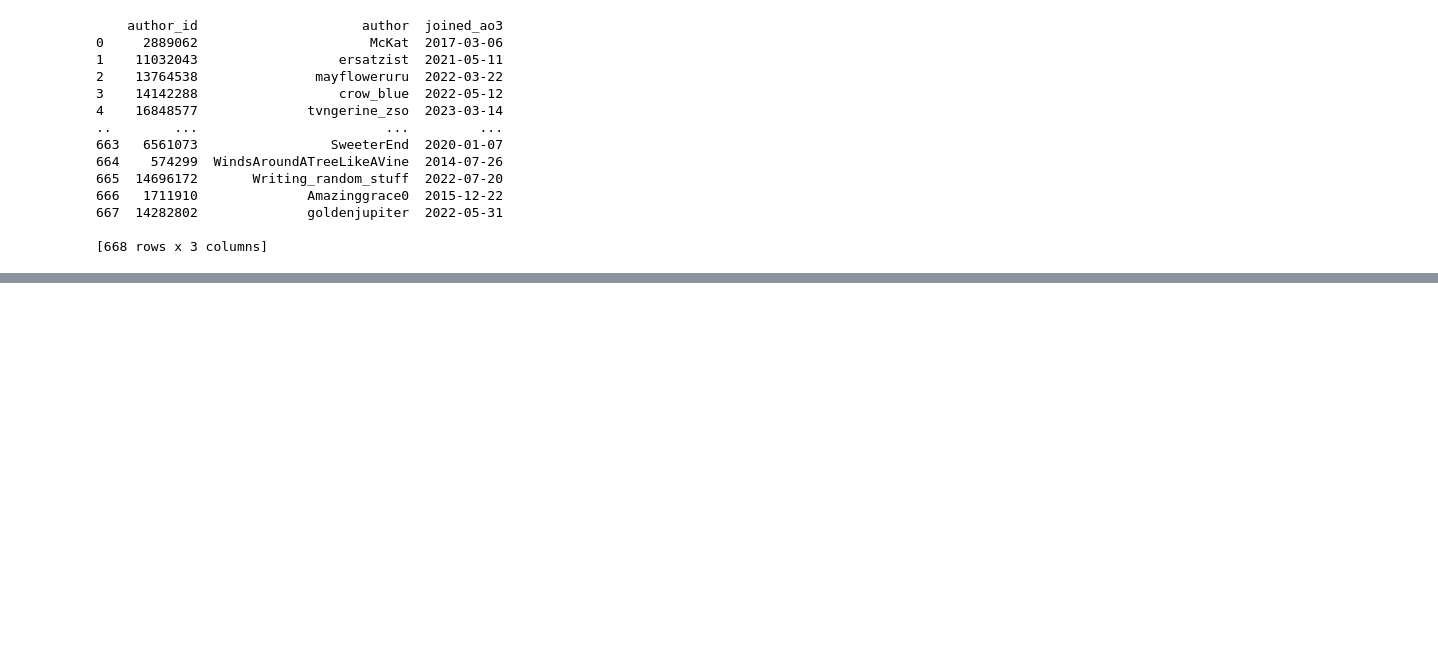
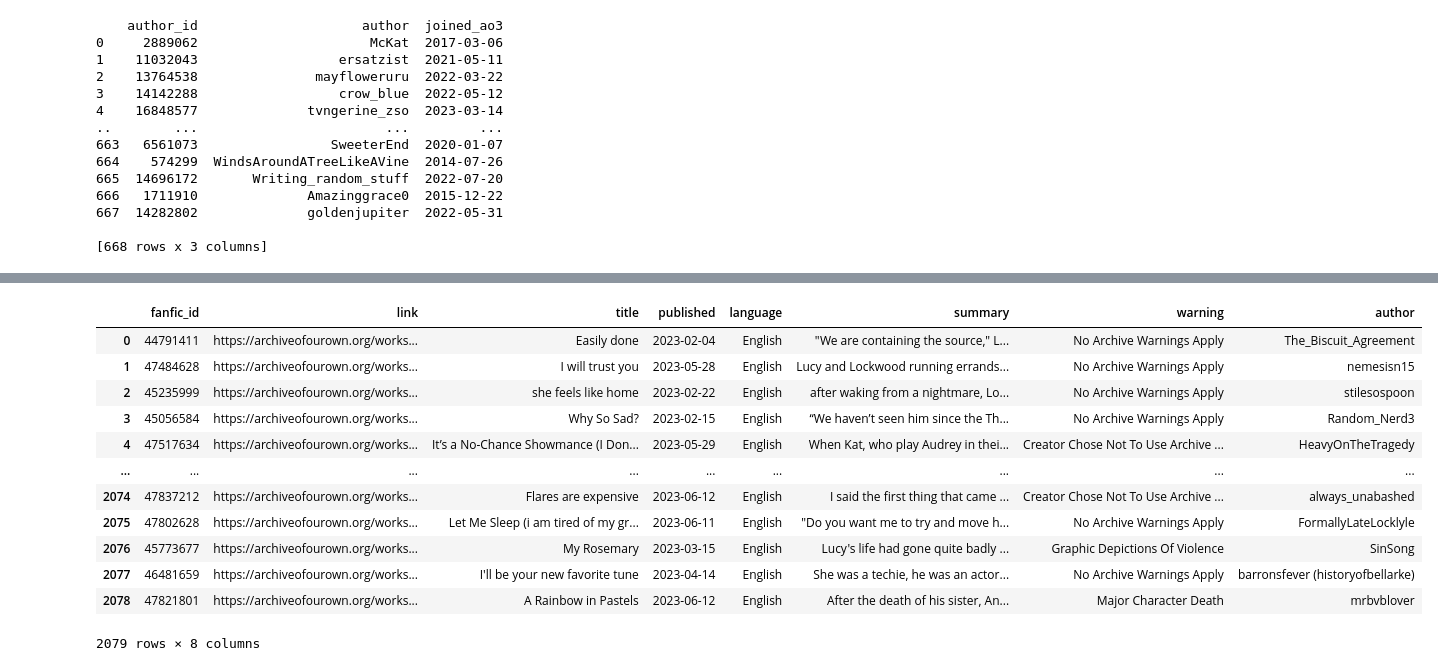
Before and after one commit to biogear13/ao3lockwood-co, a Jupyter notebook: fixingerror.ipynb, the cells around one changed output, grey strips where cells are left out. Saved outputs shown, nothing was run; the diff lists cells and outputs as text; code cells hidden in the pictures; blank space fills up the shorter version.

```diff
--- a/fixingerror.ipynb
+++ b/fixingerror.ipynb
@@ -114,0 +145,10 @@ dtype: int64
+# %%
+query = '''
+    SELECT *
+    FROM fanfic
+'''
+conn = sqlite3.connect('output/ao3.db')
+df = pd.read_sql_query(query, conn)
+conn.close()
+sample = pd.read_csv('AO3/ao3_lockwood_and_co_ao_20230616_0824.csv')
+sample.columns
@@ -114,0 +166,3 @@ dtype: int64
+# %%
+sample=sample[['link','author']]
+sample
@@ -115,3 +183,21 @@ dtype: int64
+# %%
+df =df.drop(columns='author_id')
+df = df.merge(sample, how='left', on='link')
+df
+# %% [output]
+|  | fanfic_id | link | title | published | language | summary | warning | author |
+| 0 | 44791411 | https://archiveofourown.org/works... | Easily done | 2023-02-04 | English | "We are containing the source," L... | No Archive Warnings Apply | The_Biscuit_Agreement |
+| 1 | 47484628 | https://archiveofourown.org/works... | I will trust you | 2023-05-28 | English | Lucy and Lockwood running errands... | No Archive Warnings Apply | nemesisn15 |
+| 2 | 45235999 | https://archiveofourown.org/works... | she feels like home | 2023-02-22 | English | after waking from a nightmare, Lo... | No Archive Warnings Apply | stilesospoon |
+| 3 | 45056584 | https://archiveofourown.org/works... | Why So Sad? | 2023-02-15 | English | “We haven’t seen him since the Th... | No Archive Warnings Apply | Random_Nerd3 |
+| 4 | 47517634 | https://archiveofourown.org/works... | It’s a No-Chance Showmance (I Don... | 2023-05-29 | English | When Kat, who play Audrey in thei... | Creator Chose Not To Use Archive ... | HeavyOnTheTragedy |
+| ... | ... | ... | ... | ... | ... | ... | ... | ... |
+| 2074 | 47837212 | https://archiveofourown.org/works... | Flares are expensive | 2023-06-12 | English | I said the first thing that came ... | Creator Chose Not To Use Archive ... | always_unabashed |
+| 2075 | 47802628 | https://archiveofourown.org/works... | Let Me Sleep (i am tired of my gr... | 2023-06-11 | English | "Do you want me to try and move h... | No Archive Warnings Apply | FormallyLateLocklyle |
+| 2076 | 45773677 | https://archiveofourown.org/works... | My Rosemary | 2023-03-15 | English | Lucy's life had gone quite badly ... | Graphic Depictions Of Violence | SinSong |
+| 2077 | 46481659 | https://archiveofourown.org/works... | I'll be your new favorite tune | 2023-04-14 | English | She was a techie, he was an actor... | No Archive Warnings Apply | barronsfever (historyofbellarke) |
+| 2078 | 47821801 | https://archiveofourown.org/works... | A Rainbow in Pastels | 2023-06-12 | English | After the death of his sister, An... | Major Character Death | mrbvblover |
+2079 rows × 8 columns
 # %%
 fanfic = df.merge(authors[['author_id', 'author']], how='left', on='author')
 fanfic = fanfic.drop(columns=['author'])
```
Also changed, not shown: parts of 8 cells of this notebook, 2 other files.
